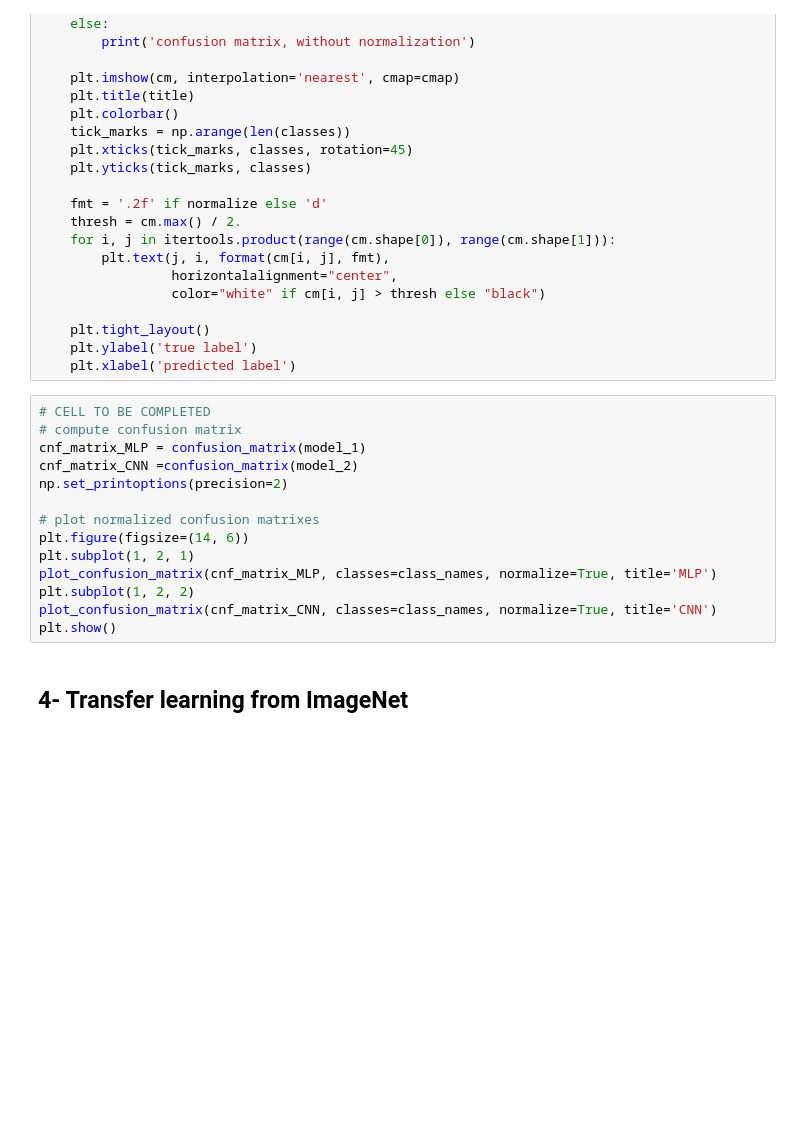
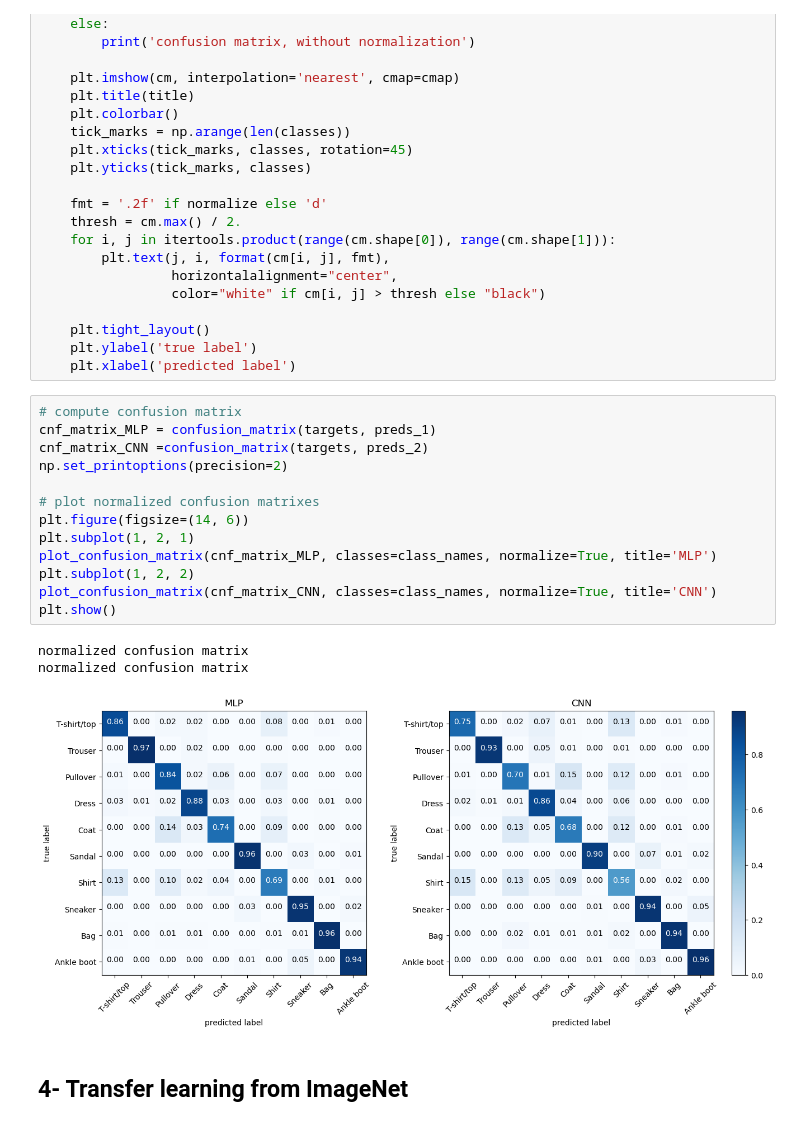
Before and after one commit to YassKa71/Deep-Learning-, a Jupyter notebook: Deep classification on fashion-MNIST .ipynb, the cells around one changed output. Drawn from its saved outputs; the diff is of its cells as text; blank space fills up the shorter version.

```diff
--- a/Deep classification on fashion-MNIST .ipynb
+++ b/Deep classification on fashion-MNIST .ipynb
@@ -533,19 +532,22 @@ def plot_confusion_matrix(cm, classes, normalize=False, title='confusion matrix'
     plt.ylabel('true label')
     plt.xlabel('predicted label')
 # %%
-# CELL TO BE COMPLETED
 # compute confusion matrix
-cnf_matrix_MLP = confusion_matrix(model_1)
-cnf_matrix_CNN =confusion_matrix(model_2)
+cnf_matrix_MLP = confusion_matrix(targets, preds_1)
+cnf_matrix_CNN =confusion_matrix(targets, preds_2)
 np.set_printoptions(precision=2)
 
 # plot normalized confusion matrixes
 plt.figure(figsize=(14, 6))
 plt.subplot(1, 2, 1)
 plot_confusion_matrix(cnf_matrix_MLP, classes=class_names, normalize=True, title='MLP')
 plt.subplot(1, 2, 2)
 plot_confusion_matrix(cnf_matrix_CNN, classes=class_names, normalize=True, title='CNN')
 plt.show()
+# %% [output]
+normalized confusion matrix
+normalized confusion matrix
+[figure, added]
 # %% [markdown]
 ## 4- Transfer learning from ImageNet <a class="anchor" id="section_4"></a>
 # %% [markdown]
```
Also changed, not shown: parts of 12 cells of this notebook, 3 other files.
